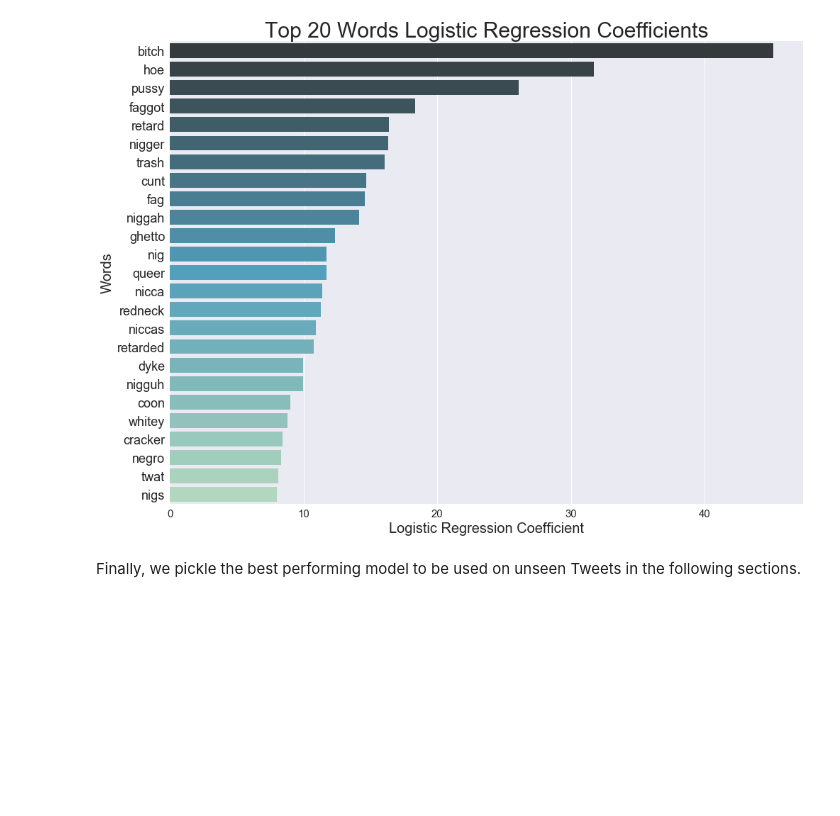
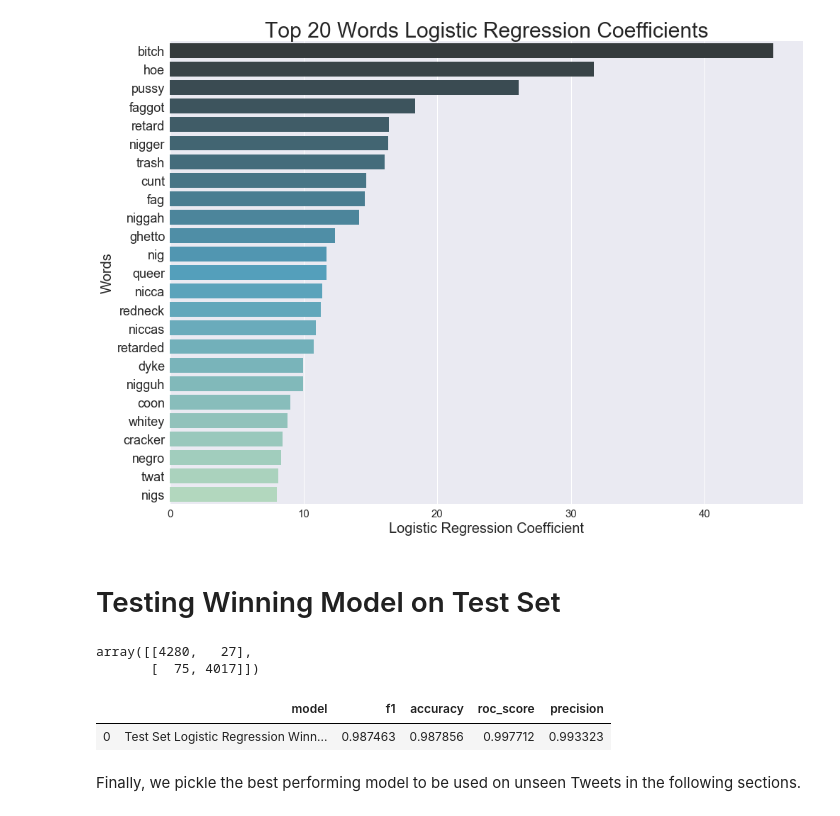
Before and after one commit to matteomm/twitter_sentiment_analysis_hatespeech, a Jupyter notebook: notebooks/modelling.ipynb, the cells around one changed output. Cells and saved outputs as stored; diff of their text form; code cells hidden in the pictures; blank space fills up the shorter version.

Commit message:
final model evaluation

```diff
--- a/notebooks/modelling.ipynb
+++ b/notebooks/modelling.ipynb
@@ -632,3 +633,5 @@ plt.title('Top 20 Words Logistic Regression Coefficients',fontsize=30)
 plt.show()
 # %% [output]
 [figure]
+# %% [markdown]
+# Testing Winning Model on Test Set
@@ -635,3 +640,13 @@ plt.show()
+# %%
+cm = confusion_matrix(y_test, y_hat_log)
+# %% [output]
+array([[4280,   27],
+       [  75, 4017]])
+# %%
+calculate_performance_1(log_model_best, x_test, y_test, 'Test Set Logistic Regression Winning Model')
+# %% [output]
+|  | model | f1 | accuracy | roc_score | precision |
+| 0 | Test Set Logistic Regression Winn... | 0.987463 | 0.987856 | 0.997712 | 0.993323 |
 # %% [markdown]
 Finally, we pickle the best performing model to be used on unseen Tweets in the following sections.
 # %%
```
Also changed, not shown: parts of 3 cells of this notebook, 1 other file.
